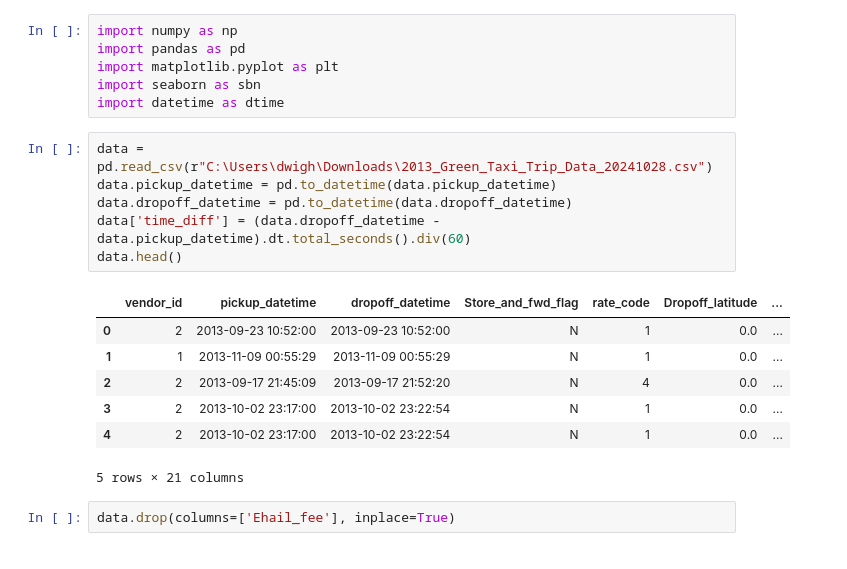
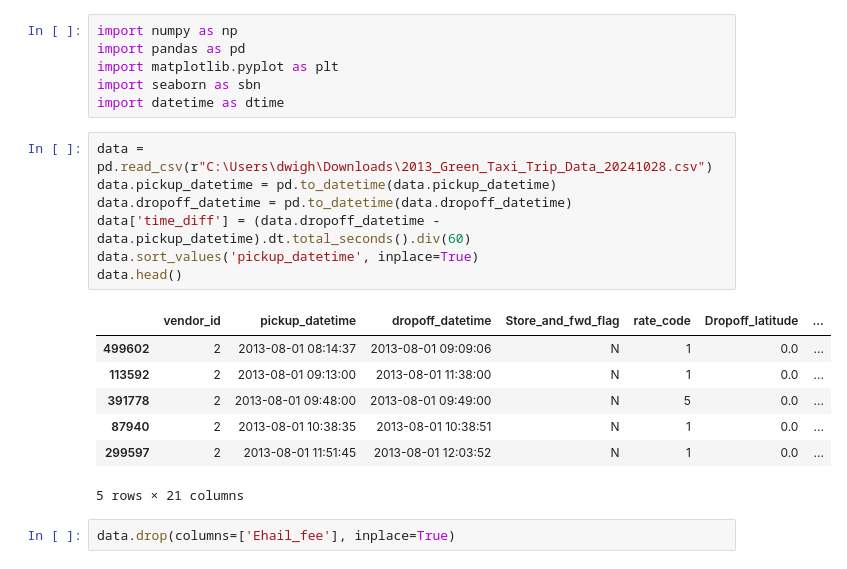
Before and after one commit to AVelaryon/Green_Taxi_2013_Data, a Jupyter notebook: Taxi_Business_Project.ipynb, the cells around one changed output. Drawn from its saved outputs; the diff is of its cells as text.

```diff
--- a/Taxi_Business_Project.ipynb
+++ b/Taxi_Business_Project.ipynb
@@ -7,16 +7,17 @@ import datetime as dtime
 # %%
 data = pd.read_csv(r"C:\Users\dwigh\Downloads\2013_Green_Taxi_Trip_Data_20241028.csv")
 data.pickup_datetime = pd.to_datetime(data.pickup_datetime)
 data.dropoff_datetime = pd.to_datetime(data.dropoff_datetime)
 data['time_diff'] = (data.dropoff_datetime - data.pickup_datetime).dt.total_seconds().div(60)
+data.sort_values('pickup_datetime', inplace=True)
 data.head()
 # %% [output]
 |  | vendor_id | pickup_datetime | dropoff_datetime | Store_and_fwd_flag | rate_code | Dropoff_latitude | ... |
-| 0 | 2 | 2013-09-23 10:52:00 | 2013-09-23 10:52:00 | N | 1 | 0.0 | ... |
-| 1 | 1 | 2013-11-09 00:55:29 | 2013-11-09 00:55:29 | N | 1 | 0.0 | ... |
-| 2 | 2 | 2013-09-17 21:45:09 | 2013-09-17 21:52:20 | N | 4 | 0.0 | ... |
-| 3 | 2 | 2013-10-02 23:17:00 | 2013-10-02 23:22:54 | N | 1 | 0.0 | ... |
-| 4 | 2 | 2013-10-02 23:17:00 | 2013-10-02 23:22:54 | N | 1 | 0.0 | ... |
+| 499602 | 2 | 2013-08-01 08:14:37 | 2013-08-01 09:09:06 | N | 1 | 0.0 | ... |
+| 113592 | 2 | 2013-08-01 09:13:00 | 2013-08-01 11:38:00 | N | 1 | 0.0 | ... |
+| 391778 | 2 | 2013-08-01 09:48:00 | 2013-08-01 09:49:00 | N | 5 | 0.0 | ... |
+| 87940 | 2 | 2013-08-01 10:38:35 | 2013-08-01 10:38:51 | N | 1 | 0.0 | ... |
+| 299597 | 2 | 2013-08-01 11:51:45 | 2013-08-01 12:03:52 | N | 1 | 0.0 | ... |
 5 rows × 21 columns
 # %%
 data.drop(columns=['Ehail_fee'], inplace=True)
```
Also changed, not shown: parts of 15 cells of this notebook, 3 other files.
